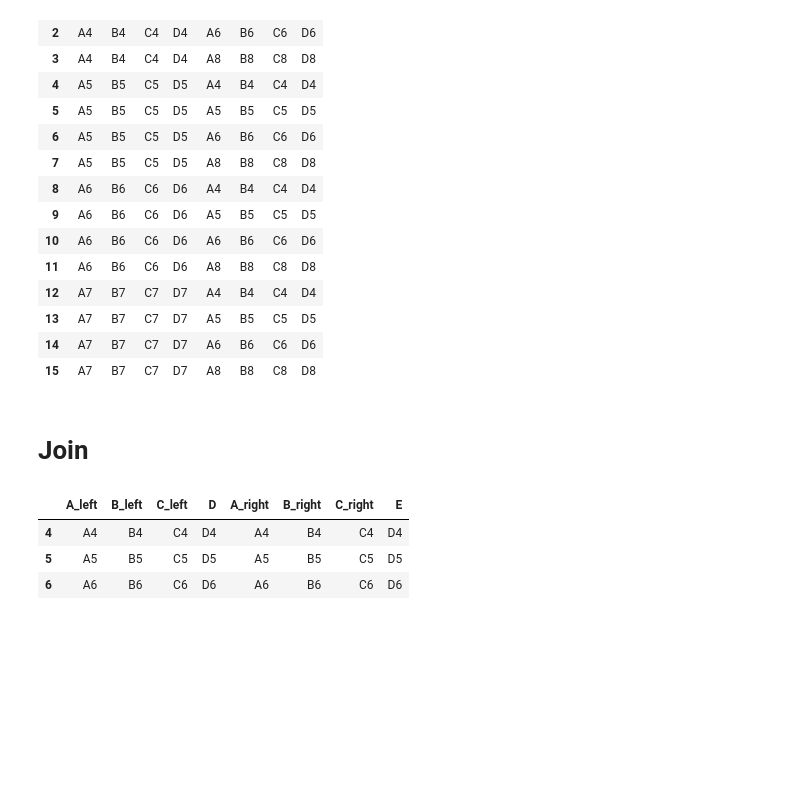
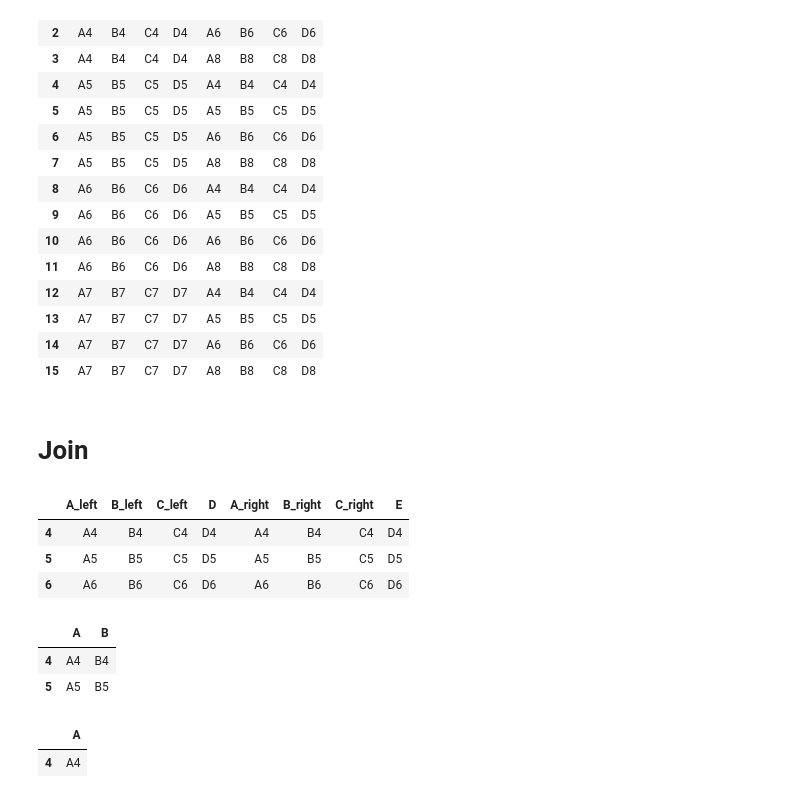
Before and after one commit to parth-github/pandas, a Jupyter notebook: Merge_Join_Concat.ipynb, the cells around one changed output. Cells and saved outputs as stored; diff of their text form; code cells hidden in the pictures; blank space fills up the shorter version.

```diff
--- a/Merge_Join_Concat.ipynb
+++ b/Merge_Join_Concat.ipynb
@@ -224,3 +224,14 @@ df2.join(df2_1,
 | 4 | A4 | B4 | C4 | D4 | A4 | B4 | C4 | D4 |
 | 5 | A5 | B5 | C5 | D5 | A5 | B5 | C5 | D5 |
 | 6 | A6 | B6 | C6 | D6 | A6 | B6 | C6 | D6 |
+# %%
+df2.iloc[0:2,0:2]
+# %% [output]
+|  | A | B |
+| 4 | A4 | B4 |
+| 5 | A5 | B5 |
+# %%
+df2.loc[[4],['A']]
+# %% [output]
+|  | A |
+| 4 | A4 |
```
